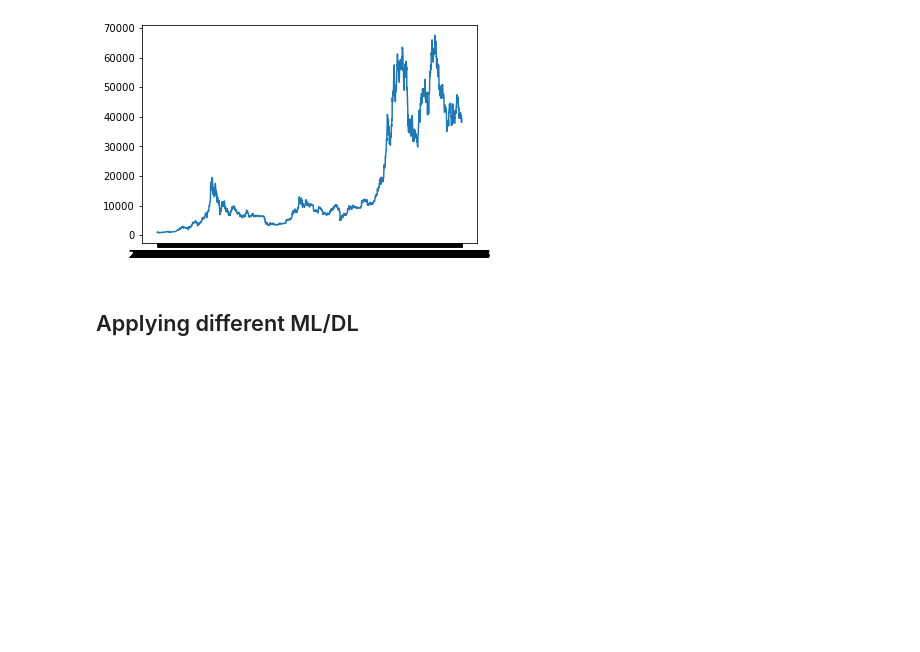
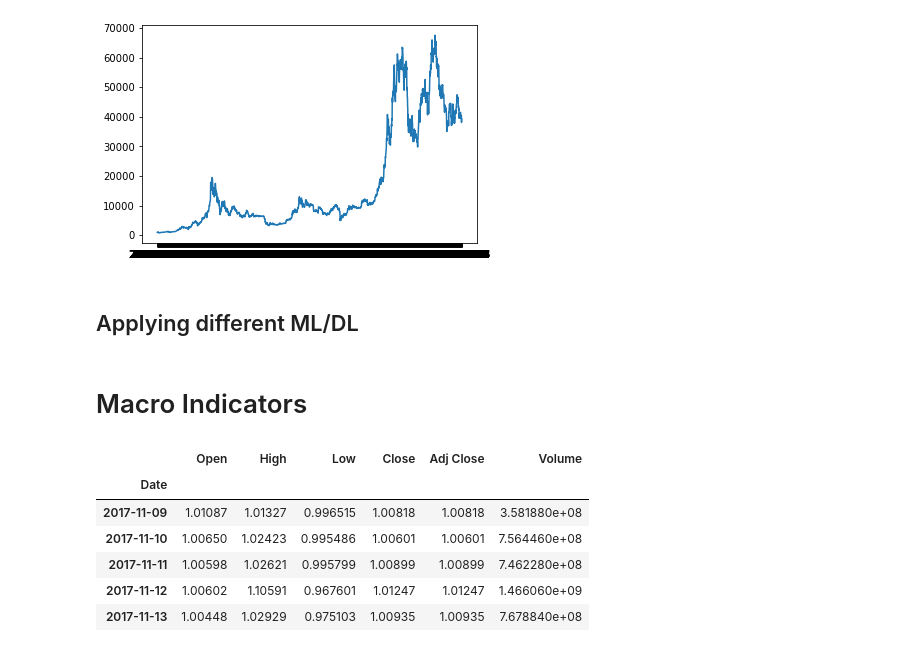
Before and after one commit to dlama001/Final-project-ML4T-large-cap-cryptos-, a Jupyter notebook: final project-crypto.ipynb, the cells around one changed output. Saved outputs shown, nothing was run; the diff lists cells and outputs as text; code cells hidden in the pictures; blank space fills up the shorter version.

```diff
--- a/final project-crypto.ipynb
+++ b/final project-crypto.ipynb
@@ -531,3 +531,5 @@ scatter_matrix(data, figsize = (10,10), hist_kwds= {'bins':250})
 #The above analysis can be used to understand a stock’s short-term and long-term behaviour. A decision support system can be created which stock to pick from industry for low-risk low gain or high-risk high gain depending on the risk apatite of the investor.
 # %% [markdown]
 ## Applying different ML/DL
+# %% [markdown]
+# Macro Indicators
@@ -533,0 +539,19 @@ scatter_matrix(data, figsize = (10,10), hist_kwds= {'bins':250})
+# %%
+def load_csv(path, date_col="Date"):
+    df = pd.read_csv(path, parse_dates=[date_col], index_col=date_col).dropna()
+    return df
+# %%
+df_bnb = load_csv("crypto/BNB-USD.csv")
+df_btc = load_csv("crypto/BTC-USD.csv")
+df_eth = load_csv("crypto/ETH-USD.csv")
+df_usdc = load_csv("crypto/USDC-USD.csv")
+df_usdt = load_csv("crypto/USDT-USD.csv")
+df_usdt.head()
+# %% [output]
+|  | Open | High | Low | Close | Adj Close | Volume |
+| Date |  |  |  |  |  |  |
+| 2017-11-09 | 1.01087 | 1.01327 | 0.996515 | 1.00818 | 1.00818 | 3.581880e+08 |
+| 2017-11-10 | 1.00650 | 1.02423 | 0.995486 | 1.00601 | 1.00601 | 7.564460e+08 |
+| 2017-11-11 | 1.00598 | 1.02621 | 0.995799 | 1.00899 | 1.00899 | 7.462280e+08 |
+| 2017-11-12 | 1.00602 | 1.10591 | 0.967601 | 1.01247 | 1.01247 | 1.466060e+09 |
+| 2017-11-13 | 1.00448 | 1.02929 | 0.975103 | 1.00935 | 1.00935 | 7.678840e+08 |
```
Also changed, not shown: parts of 12 cells of this notebook.
